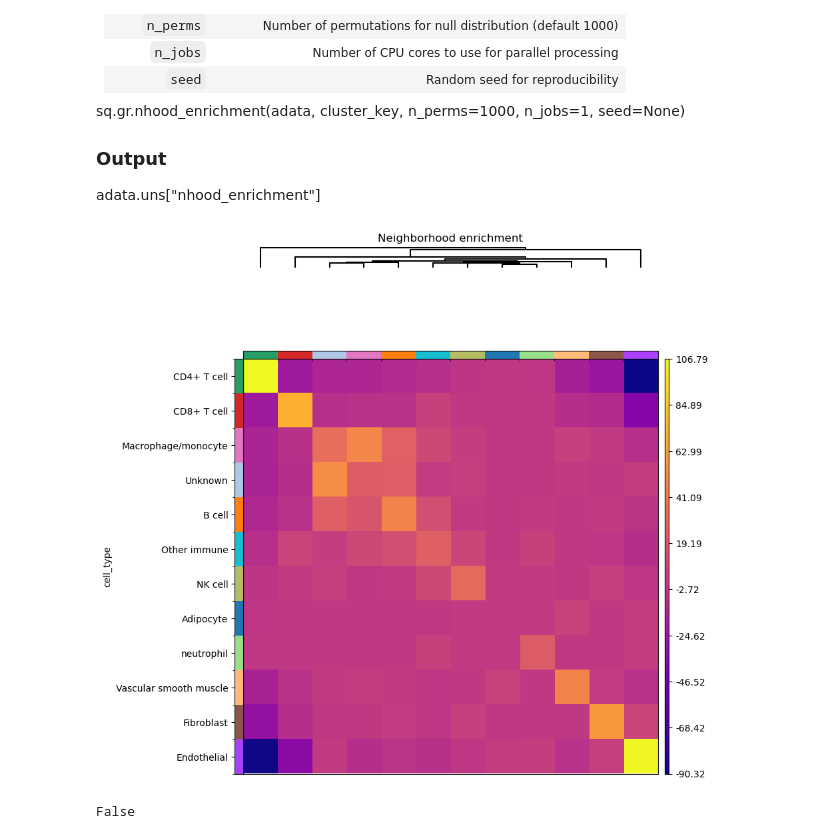
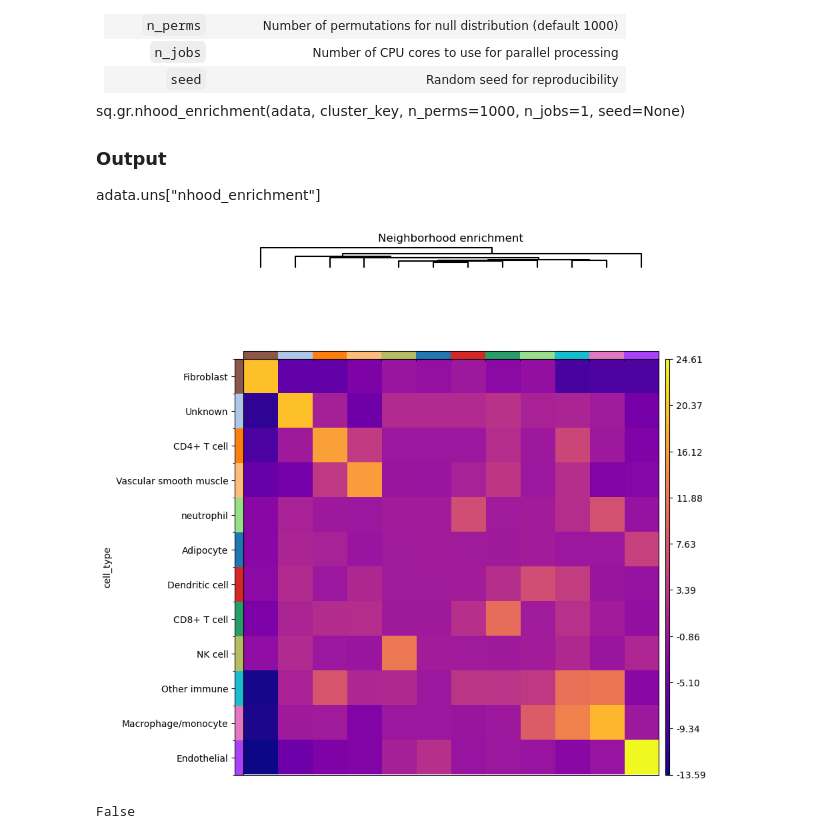
Before and after one commit to EDJohns/2025-Dinh-Lab-Research-Project, a Jupyter notebook: Shapiro 2025 Project/Athena R Data Files/CosMX Protein Data Testing.ipynb, the cells around one changed output. Cells and saved outputs as stored; diff of their text form; code cells hidden in the pictures.

```diff
--- a/Shapiro 2025 Project/Athena R Data Files/CosMX Protein Data Testing.ipynb
+++ b/Shapiro 2025 Project/Athena R Data Files/CosMX Protein Data Testing.ipynb
@@ -207,35 +232,35 @@ adata.uns["nhood_enrichment"]
 import numpy as np
 
 # Makes subset of the adata object
-adata_sub = adata[adata.obs.cell_ID.str.contains("c_1_1_")].copy()
+adata_sub = adata[adata.obs.cell_ID.str.contains("c_1_7_")].copy()
 
 # Ensure 'cell type' is categorical
 adata_sub.obs['cell_type'] = adata_sub.obs['cell_type'].astype('category')
 
 for key in ['spatial_connectivities', 'spatial_distances']:
     if key in adata_sub.obsp:
         del adata_sub.obsp[key]
 
 if 'spatial' in adata_sub.uns:
     del adata_sub.uns['spatial']
 finite_mask = np.isfinite(adata_sub.obsm['spatial']).all(axis=1)
 adata_sub = adata_sub[finite_mask].copy()
 
 # Compute spatial neighbors on the subset
 sq.gr.spatial_neighbors(adata_sub, coord_type="generic", spatial_key="spatial")
 
 # Run neighborhood enrichment on the subset
 sq.gr.nhood_enrichment(adata_sub, cluster_key="cell_type")
 
 # Plot neighborhood enrichment results from the subset
 sq.pl.nhood_enrichment(
     adata_sub,
     cluster_key="cell_type",
     method="single",
     cmap="plasma",
 )
 # %% [output]
-[figure, old version]
+[figure, new version]
 # %%
 import numpy as np
 
```
Also changed, not shown: parts of 1 cell of this notebook, 1 other file.
